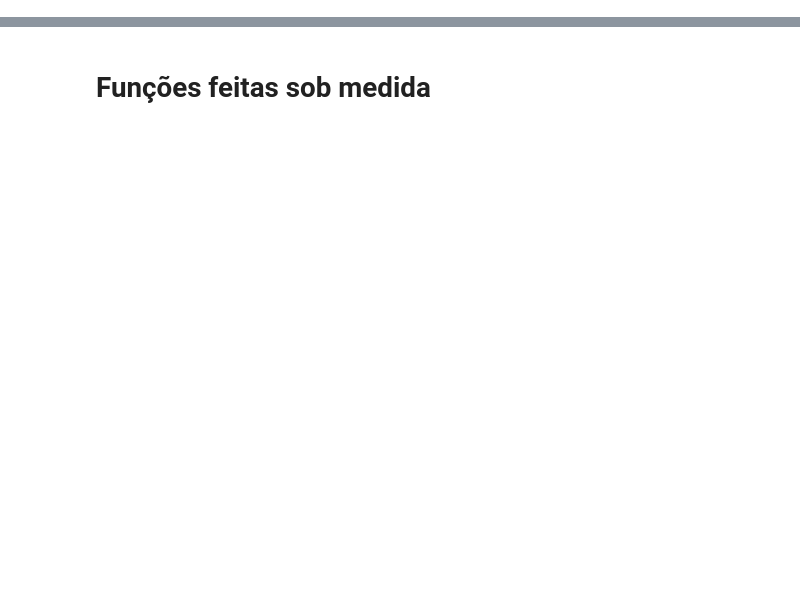
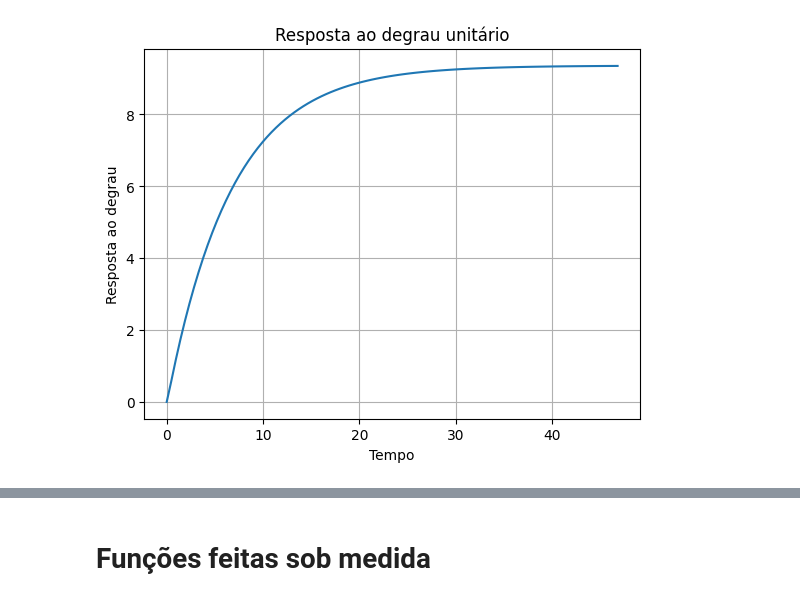
Before and after one commit to Batchuka/EoC-controle-automatico-IFES, a Jupyter notebook: provas/P4_rascunho.ipynb, the cells around one changed output, grey strips where cells are left out. Drawn from its saved outputs; the diff is of its cells as text; code cells hidden in the pictures; blank space fills up the shorter version.

```diff
--- a/provas/P4_rascunho.ipynb
+++ b/provas/P4_rascunho.ipynb
@@ -4,0 +122,11 @@ IndexError: index 1 is out of bounds for axis 0 with size 1
+# %%
+# Forma canônica observável
+A_observavel = np.array([[0, -3], [1, -20.22]])
+B_observavel = np.array([[28.08], [0]])
+C_observavel = np.array([[0, 1]])
+D_observavel = np.array([0])
+
+# Simulação na forma canônica observável
+obter_degrau_ss(A_observavel, B_observavel, C_observavel, D_observavel)
+# %% [output]
+[figure, added]
```
Also changed, not shown: parts of 36 cells of this notebook, 1 other file.
